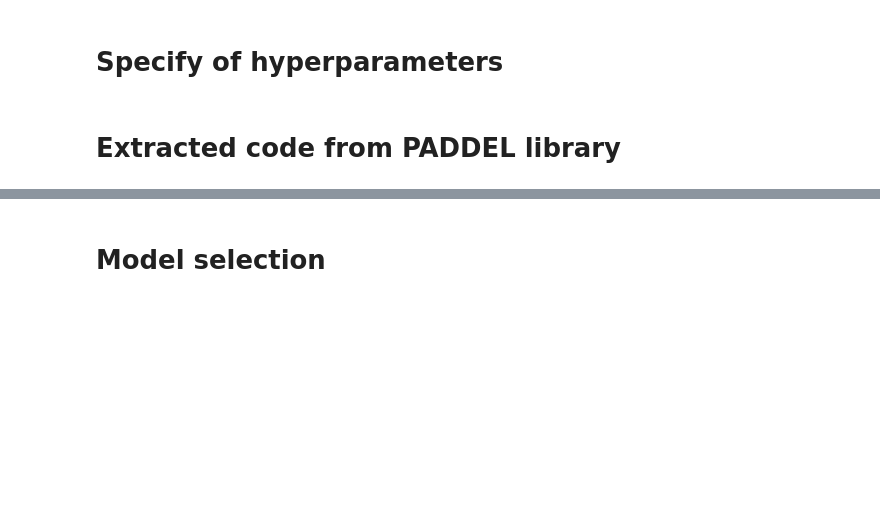
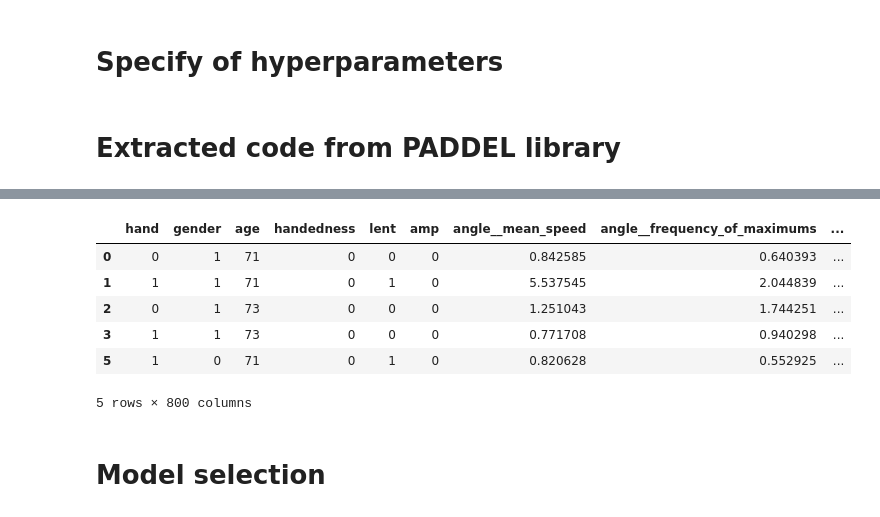
Before and after one commit to JornezMM/PDAIvolution, a Jupyter notebook: notebooks/ModelTraining.ipynb, the cells around one changed output, grey strips where cells are left out. Drawn from its saved outputs; the diff is of its cells as text; code cells hidden in the pictures; blank space fills up the shorter version.

```diff
--- a/notebooks/ModelTraining.ipynb
+++ b/notebooks/ModelTraining.ipynb
@@ -223,7 +233,7 @@ def preprocess_data(data):
     index_to_remove = data[(data['lent'] == 4) | (data['amp'] == 4) | (data['age'] == 'XX')].index
     data = data.drop(index_to_remove)
     data = data[data['detection_time'] >= 15]
-    columns_to_remove = ['sample_name', 'date', 'video_path']
+    columns_to_remove = ['sample_name', 'date', 'video_path','detection_time']
     data = data.drop(columns=columns_to_remove)
     return data
 data=preprocess_data(data)
@@ -252,6 +262,16 @@ def encode_data(data):
     return data
 # %%
 data = encode_data(data)
+# %%
+data.head()
+# %% [output]
+|  | hand | gender | age | handedness | lent | amp | angle__mean_speed | angle__frequency_of_maximums | ... |
+| 0 | 0 | 1 | 71 | 0 | 0 | 0 | 0.842585 | 0.640393 | ... |
+| 1 | 1 | 1 | 71 | 0 | 1 | 0 | 5.537545 | 2.044839 | ... |
+| 2 | 0 | 1 | 73 | 0 | 0 | 0 | 1.251043 | 1.744251 | ... |
+| 3 | 1 | 1 | 73 | 0 | 0 | 0 | 0.771708 | 0.940298 | ... |
+| 5 | 1 | 0 | 71 | 0 | 1 | 0 | 0.820628 | 0.552925 | ... |
+5 rows × 800 columns
 # %% [markdown]
 # Model selection
 # %% [markdown]
```
Also changed, not shown: parts of 6 cells of this notebook, 9 other files.
